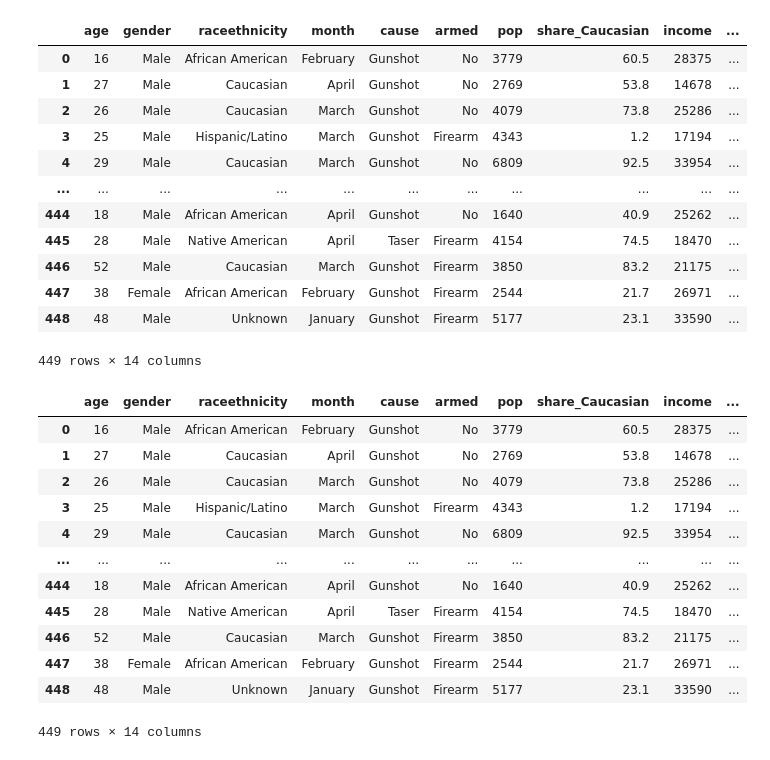
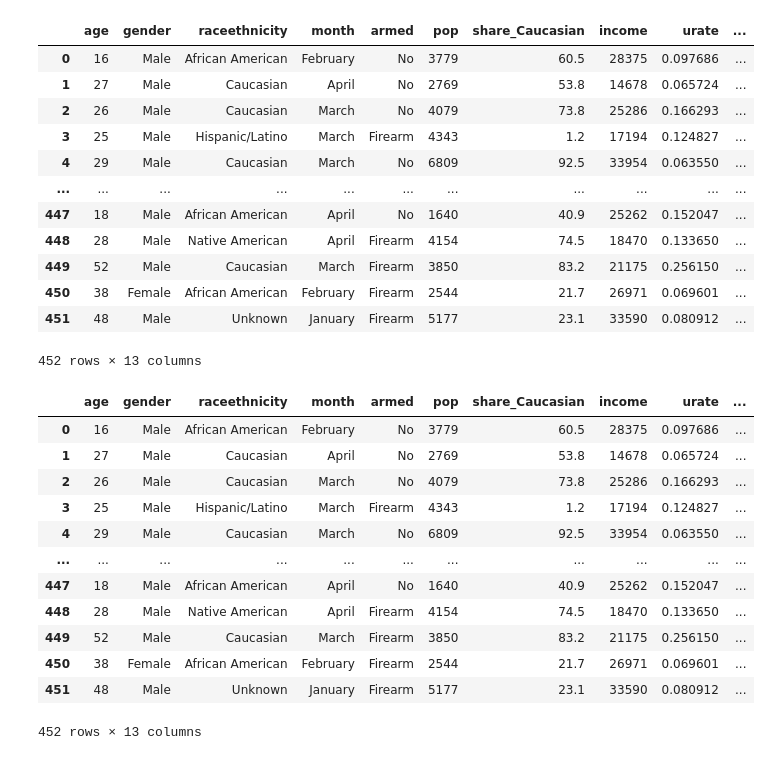
Before and after one commit to data301-2021-summer2/group30-project, a Jupyter notebook: analysis/Seravin/MS2_task_1&2.ipynb, the cells around one changed output. Cells and saved outputs as stored; diff of their text form; code cells hidden in the pictures.

```diff
--- a/analysis/Seravin/MS2_task_1&2.ipynb
+++ b/analysis/Seravin/MS2_task_1&2.ipynb
@@ -7,6 +13,2 @@ import seaborn as sns
 # %%
 df = pd.read_csv("C:/Users/serav/Documents/UBC/SUMMER 2021/TERM 2/DATA 301/project-group-30/data/raw/police_killings.csv", encoding = "ISO-8859-1")
-# %%
-#remove 26 columns
-
-df = df.drop(['name', 'day', 'year','h_income', 'state', 'county_income', 'comp_income','county_bucket', 'nat_bucket', 'share_black', 'share_hispanic', 'college', 'streetaddress', 'pov', 'city', 'latitude', 'longitude', 'state_fp', 'county_fp', 'tract_ce', 'geo_id', 'county_id', 'namelsad', 'lawenforcementagency'], axis =1)
@@ -17,14 +14,0 @@ df = df.dropna()
-# %%
-#remove rows that have 'age' == 'Unkown', 'cause' == 'Unkown','armed' == 'Unkown', 'p_income == '-'
-
-indexNames_age = df[df['age'] == 'Unknown' ].index
-df= df.drop(index=indexNames_age)
-
-indexNames_cause = df[df['cause'] == 'Unknown' ].index
-df= df.drop(index=indexNames_cause)
-
-indexNames_armed = df[df['armed'] == 'Unknown' ].index
-df= df.drop(index=indexNames_armed)
-
-indexNames_armed = df[df['p_income'] == '-' ].index
-df= df.drop(index=indexNames_armed)
@@ -104,0 +63,4 @@ sns.boxplot(y='age', data=df)
+# %%
+# Remove 26 columns
+
+df = df.drop(['name', 'day', 'year','h_income', 'state', 'cause', 'county_income', 'comp_income','county_bucket', 'nat_bucket', 'share_black', 'share_hispanic', 'college', 'streetaddress', 'pov', 'city', 'latitude', 'longitude', 'state_fp', 'county_fp', 'tract_ce', 'geo_id', 'county_id', 'namelsad', 'lawenforcementagency'], axis =1)
@@ -123,29 +166,29 @@ df['SC_category'] = pd.qcut(x = df['share_Caucasian'], q= 5, precision = 1, labe
 #reset index
 df.reset_index(drop=True)
 # %% [output]
-|  | age | gender | raceethnicity | month | cause | armed | pop | share_Caucasian | income | ... |
-| 0 | 16 | Male | African American | February | Gunshot | No | 3779 | 60.5 | 28375 | ... |
-| 1 | 27 | Male | Caucasian | April | Gunshot | No | 2769 | 53.8 | 14678 | ... |
-| 2 | 26 | Male | Caucasian | March | Gunshot | No | 4079 | 73.8 | 25286 | ... |
-| 3 | 25 | Male | Hispanic/Latino | March | Gunshot | Firearm | 4343 | 1.2 | 17194 | ... |
-| 4 | 29 | Male | Caucasian | March | Gunshot | No | 6809 | 92.5 | 33954 | ... |
+|  | age | gender | raceethnicity | month | armed | pop | share_Caucasian | income | urate | ... |
+| 0 | 16 | Male | African American | February | No | 3779 | 60.5 | 28375 | 0.097686 | ... |
+| 1 | 27 | Male | Caucasian | April | No | 2769 | 53.8 | 14678 | 0.065724 | ... |
+| 2 | 26 | Male | Caucasian | March | No | 4079 | 73.8 | 25286 | 0.166293 | ... |
+| 3 | 25 | Male | Hispanic/Latino | March | Firearm | 4343 | 1.2 | 17194 | 0.124827 | ... |
+| 4 | 29 | Male | Caucasian | March | No | 6809 | 92.5 | 33954 | 0.063550 | ... |
 | ... | ... | ... | ... | ... | ... | ... | ... | ... | ... | ... |
-| 444 | 18 | Male | African American | April | Gunshot | No | 1640 | 40.9 | 25262 | ... |
-| 445 | 28 | Male | Native American | April | Taser | Firearm | 4154 | 74.5 | 18470 | ... |
-| 446 | 52 | Male | Caucasian | March | Gunshot | Firearm | 3850 | 83.2 | 21175 | ... |
-| 447 | 38 | Female | African American | February | Gunshot | Firearm | 2544 | 21.7 | 26971 | ... |
-| 448 | 48 | Male | Unknown | January | Gunshot | Firearm | 5177 | 23.1 | 33590 | ... |
+| 447 | 18 | Male | African American | April | No | 1640 | 40.9 | 25262 | 0.152047 | ... |
+| 448 | 28 | Male | Native American | April | Firearm | 4154 | 74.5 | 18470 | 0.133650 | ... |
+| 449 | 52 | Male | Caucasian | March | Firearm | 3850 | 83.2 | 21175 | 0.256150 | ... |
+| 450 | 38 | Female | African American | February | Firearm | 2544 | 21.7 | 26971 | 0.069601 | ... |
+| 451 | 48 | Male | Unknown | January | Firearm | 5177 | 23.1 | 33590 | 0.080912 | ... |
-449 rows × 14 columns
+452 rows × 13 columns
 # %%
 #method chain 1 (load and Clean data - remove columns and rows, rename columns, deal with missing data, and format data)
 
 df1 = (
     pd.read_csv("C:/Users/serav/Documents/UBC/SUMMER 2021/TERM 2/DATA 301/project-group-30/data/raw/police_killings.csv", encoding = "ISO-8859-1")
-    .drop(['name', 'day', 'year','h_income', 'state', 'county_income', 'comp_income','county_bucket', 'nat_bucket', 'share_black', 'share_hispanic', 'college', 'streetaddress', 'pov', 'city', 'latitude', 'longitude', 'state_fp', 'county_fp', 'tract_ce', 'geo_id', 'county_id', 'namelsad', 'lawenforcementagency'], axis =1)
+    .drop(['name', 'day', 'year','h_income', 'cause', 'state', 'county_income', 'comp_income','county_bucket', 'nat_bucket', 'share_black', 'share_hispanic', 'college', 'streetaddress', 'pov', 'city', 'latitude', 'longitude', 'state_fp', 'county_fp', 'tract_ce', 'geo_id', 'county_id', 'namelsad', 'lawenforcementagency'], axis =1)
     .rename(columns={"p_income": "income"})
     .rename(columns = {"share_white": "share_Caucasian"})
     .dropna()
-    .query("age != 'Unknown' & cause != 'Unknown' & armed != 'Unknown' & income != '-'")
+    .query("age != 'Unknown' & armed != 'Unknown' & income != '-'")
 )
 df1['age'] = pd.to_numeric(df1['age'])
 df1['income'] = pd.to_numeric(df1['income'])
@@ -153,36 +196,36 @@ df1['share_Caucasian'] = pd.to_numeric(df1['share_Caucasian'])
 # %%
 #method chain 2 (Process Data - deal with outliers, create new columns, and replace values)
 
 age_labels = [f"{i} - {i+9}" for i in range(0,80,10)]
 pop_labels = [f"{i} - {i+1000}" for i in range(0,13000,1000)]
 income_labels = [f"{i} - {i+1000}" for i in range(5000,87000,1000)]
 SC_labels = ['Low', 'Medium', 'Half', 'High', 'Very High']
 df2 =(
     df1
     .query("pop < 15000")
-    .assign(age_group = lambda x: pd.cut(x['age'], range(0, 90, 10), right=False,labels=age_labels))
+    .assign(age_group = lambda df: pd.cut(df['age'], range(0, 90, 10), right=False,labels=age_labels))
     .assign(pop_group = lambda df: pd.cut(df['pop'], range(0, 14000, 1000), right=False, labels=pop_labels))
     .assign(income_bracket = lambda df:pd.cut(df['income'], range(5000,88000,1000), right=False, labels=income_labels))
     .assign(SC_category = lambda df:pd.qcut(x = df['share_Caucasian'], q= 5, precision = 1, labels=SC_labels))
     .reset_index(drop=True)
     .replace('White','Caucasian')
     .replace('Black','African American')
 )
 df2
 # %% [output]
-|  | age | gender | raceethnicity | month | cause | armed | pop | share_Caucasian | income | ... |
-| 0 | 16 | Male | African American | February | Gunshot | No | 3779 | 60.5 | 28375 | ... |
-| 1 | 27 | Male | Caucasian | April | Gunshot | No | 2769 | 53.8 | 14678 | ... |
-| 2 | 26 | Male | Caucasian | March | Gunshot | No | 4079 | 73.8 | 25286 | ... |
-| 3 | 25 | Male | Hispanic/Latino | March | Gunshot | Firearm | 4343 | 1.2 | 17194 | ... |
-| 4 | 29 | Male | Caucasian | March | Gunshot | No | 6809 | 92.5 | 33954 | ... |
+|  | age | gender | raceethnicity | month | armed | pop | share_Caucasian | income | urate | ... |
+| 0 | 16 | Male | African American | February | No | 3779 | 60.5 | 28375 | 0.097686 | ... |
+| 1 | 27 | Male | Caucasian | April | No | 2769 | 53.8 | 14678 | 0.065724 | ... |
+| 2 | 26 | Male | Caucasian | March | No | 4079 | 73.8 | 25286 | 0.166293 | ... |
+| 3 | 25 | Male | Hispanic/Latino | March | Firearm | 4343 | 1.2 | 17194 | 0.124827 | ... |
+| 4 | 29 | Male | Caucasian | March | No | 6809 | 92.5 | 33954 | 0.063550 | ... |
 | ... | ... | ... | ... | ... | ... | ... | ... | ... | ... | ... |
-| 444 | 18 | Male | African American | April | Gunshot | No | 1640 | 40.9 | 25262 | ... |
-| 445 | 28 | Male | Native American | April | Taser | Firearm | 4154 | 74.5 | 18470 | ... |
-| 446 | 52 | Male | Caucasian | March | Gunshot | Firearm | 3850 | 83.2 | 21175 | ... |
-| 447 | 38 | Female | African American | February | Gunshot | Firearm | 2544 | 21.7 | 26971 | ... |
-| 448 | 48 | Male | Unknown | January | Gunshot | Firearm | 5177 | 23.1 | 33590 | ... |
+| 447 | 18 | Male | African American | April | No | 1640 | 40.9 | 25262 | 0.152047 | ... |
+| 448 | 28 | Male | Native American | April | Firearm | 4154 | 74.5 | 18470 | 0.133650 | ... |
+| 449 | 52 | Male | Caucasian | March | Firearm | 3850 | 83.2 | 21175 | 0.256150 | ... |
+| 450 | 38 | Female | African American | February | Firearm | 2544 | 21.7 | 26971 | 0.069601 | ... |
+| 451 | 48 | Male | Unknown | January | Firearm | 5177 | 23.1 | 33590 | 0.080912 | ... |
-449 rows × 14 columns
+452 rows × 13 columns
 # %%
 def load_and_process(url_or_path_to_csv_file):
 
```
Also changed, not shown: parts of 22 cells of this notebook, 1 other file.
